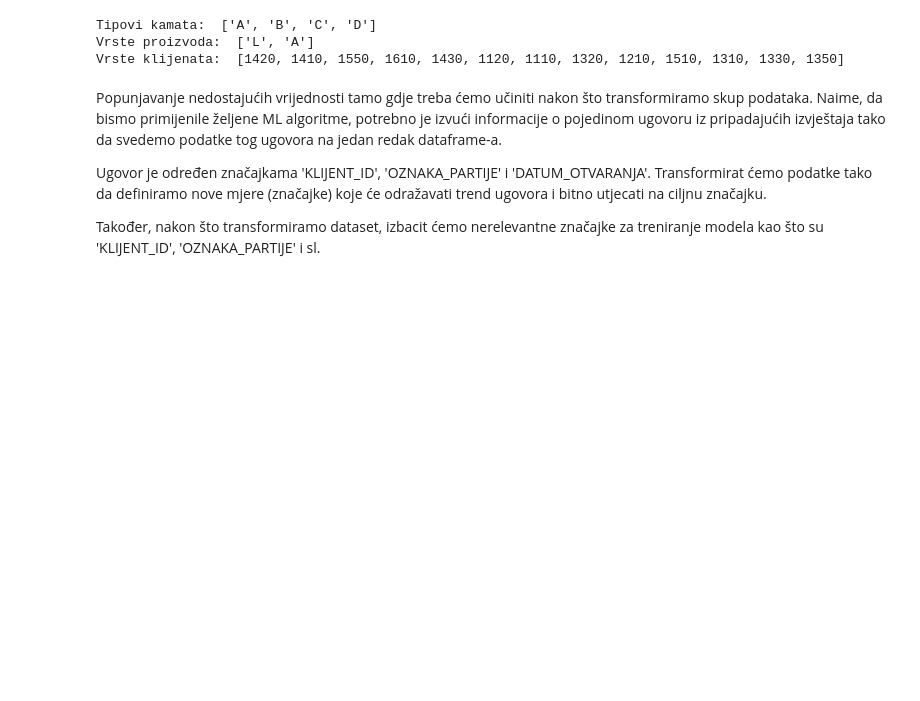
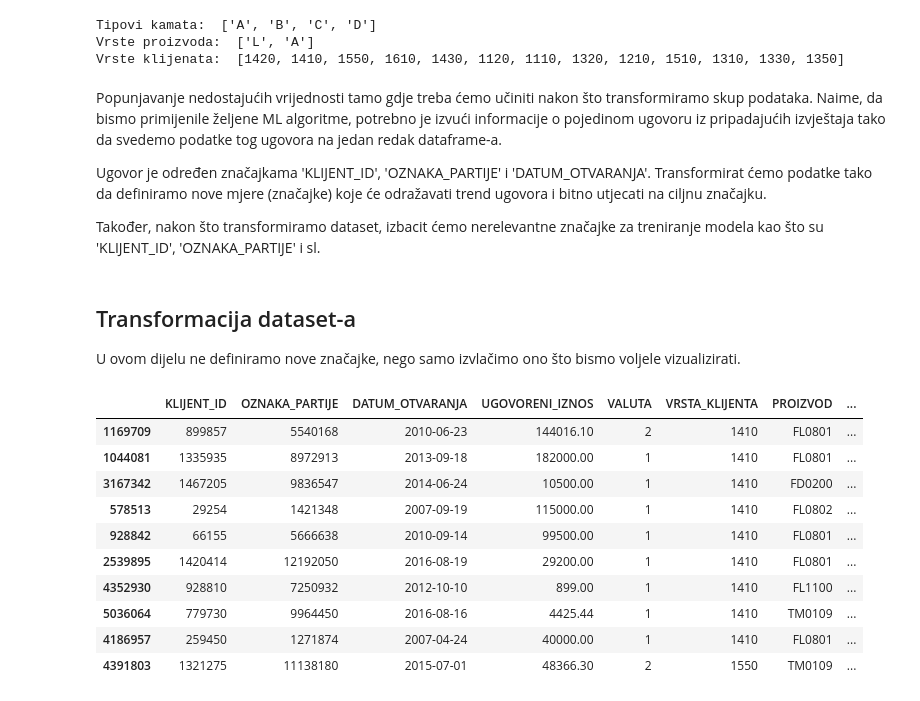
Before and after one commit to drajsel/Outliers, a Jupyter notebook: EDA-Outliers.ipynb, the cells around one changed output. Drawn from its saved outputs; the diff is of its cells as text; code cells hidden in the pictures; blank space fills up the shorter version.

```diff
--- a/EDA-Outliers.ipynb
+++ b/EDA-Outliers.ipynb
@@ -168,3 +168,25 @@ Popunjavanje nedostajućih vrijednosti tamo gdje treba ćemo učiniti nakon što
 Ugovor je određen značajkama 'KLIJENT_ID', 'OZNAKA_PARTIJE' i 'DATUM_OTVARANJA'. Transformirat ćemo podatke tako da definiramo nove mjere (značajke) koje će odražavati trend ugovora i bitno utjecati na ciljnu značajku.
 
 Također, nakon što transformiramo dataset, izbacit ćemo nerelevantne značajke za treniranje modela kao što su 'KLIJENT_ID', 'OZNAKA_PARTIJE' i sl.
+# %% [markdown]
+<h2> Transformacija dataset-a </h2>
+
+U ovom dijelu ne definiramo nove značajke, nego samo izvlačimo ono što bismo voljele vizualizirati.
+# %%
+df_copy = df.copy()
+del_col_list = ['DATUM_IZVJESTAVANJA','PLANIRANI_DATUM_ZATVARANJA', 'DATUM_ZATVARANJA',
+       'STANJE_NA_KRAJU_PRETH_KVARTALA', 'STANJE_NA_KRAJU_KVARTALA']
+df_copy.drop(del_col_list, axis = 1, inplace = True)
+df_copy.sample(n=10)
+# %% [output]
+|  | KLIJENT_ID | OZNAKA_PARTIJE | DATUM_OTVARANJA | UGOVORENI_IZNOS | VALUTA | VRSTA_KLIJENTA | PROIZVOD | ... |
+| 1169709 | 899857 | 5540168 | 2010-06-23 | 144016.10 | 2 | 1410 | FL0801 | ... |
+| 1044081 | 1335935 | 8972913 | 2013-09-18 | 182000.00 | 1 | 1410 | FL0801 | ... |
+| 3167342 | 1467205 | 9836547 | 2014-06-24 | 10500.00 | 1 | 1410 | FD0200 | ... |
+| 578513 | 29254 | 1421348 | 2007-09-19 | 115000.00 | 1 | 1410 | FL0802 | ... |
+| 928842 | 66155 | 5666638 | 2010-09-14 | 99500.00 | 1 | 1410 | FL0801 | ... |
+| 2539895 | 1420414 | 12192050 | 2016-08-19 | 29200.00 | 1 | 1410 | FL0801 | ... |
+| 4352930 | 928810 | 7250932 | 2012-10-10 | 899.00 | 1 | 1410 | FL1100 | ... |
+| 5036064 | 779730 | 9964450 | 2016-08-16 | 4425.44 | 1 | 1410 | TM0109 | ... |
+| 4186957 | 259450 | 1271874 | 2007-04-24 | 40000.00 | 1 | 1410 | FL0801 | ... |
+| 4391803 | 1321275 | 11138180 | 2015-07-01 | 48366.30 | 2 | 1550 | TM0109 | ... |
```
Also changed, not shown: parts of 4 cells of this notebook.
